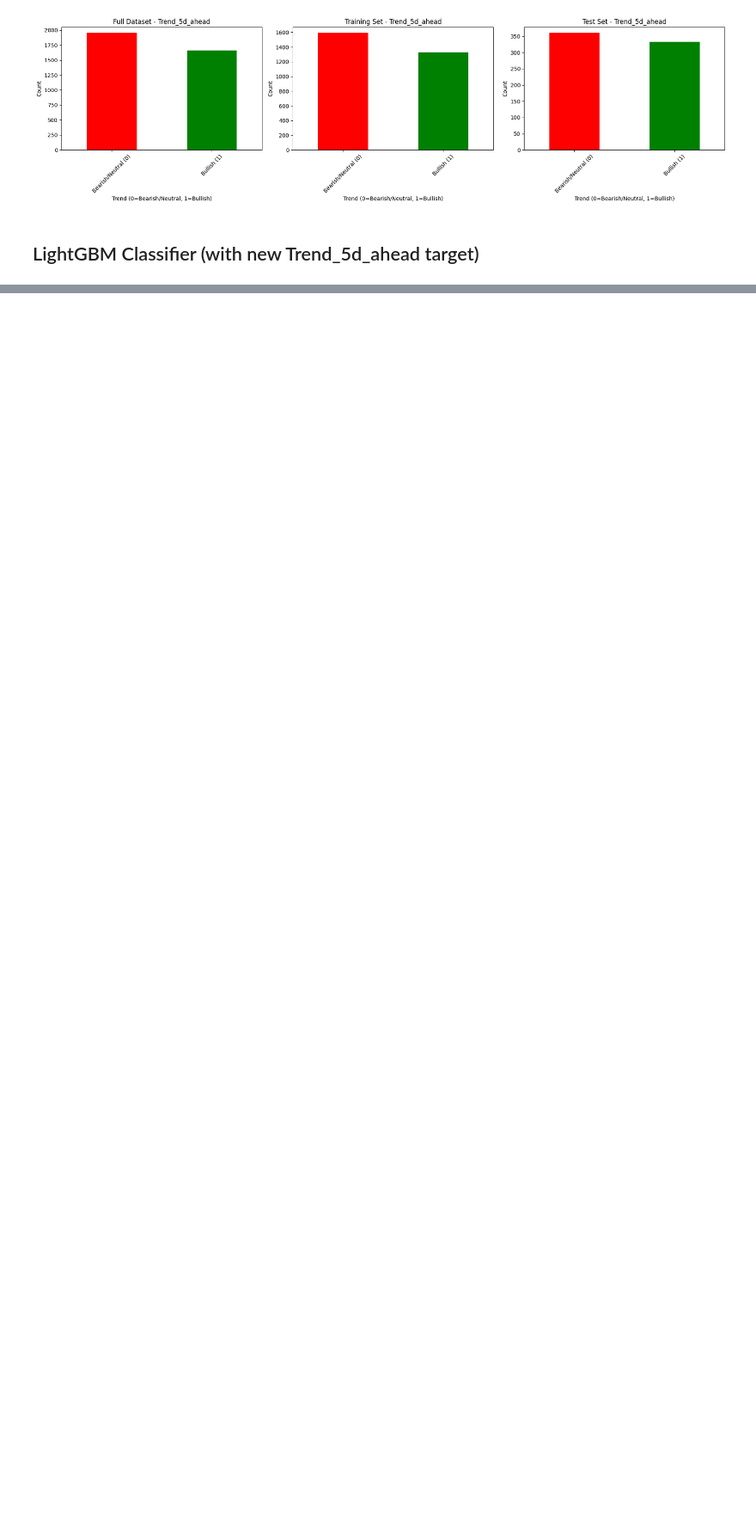
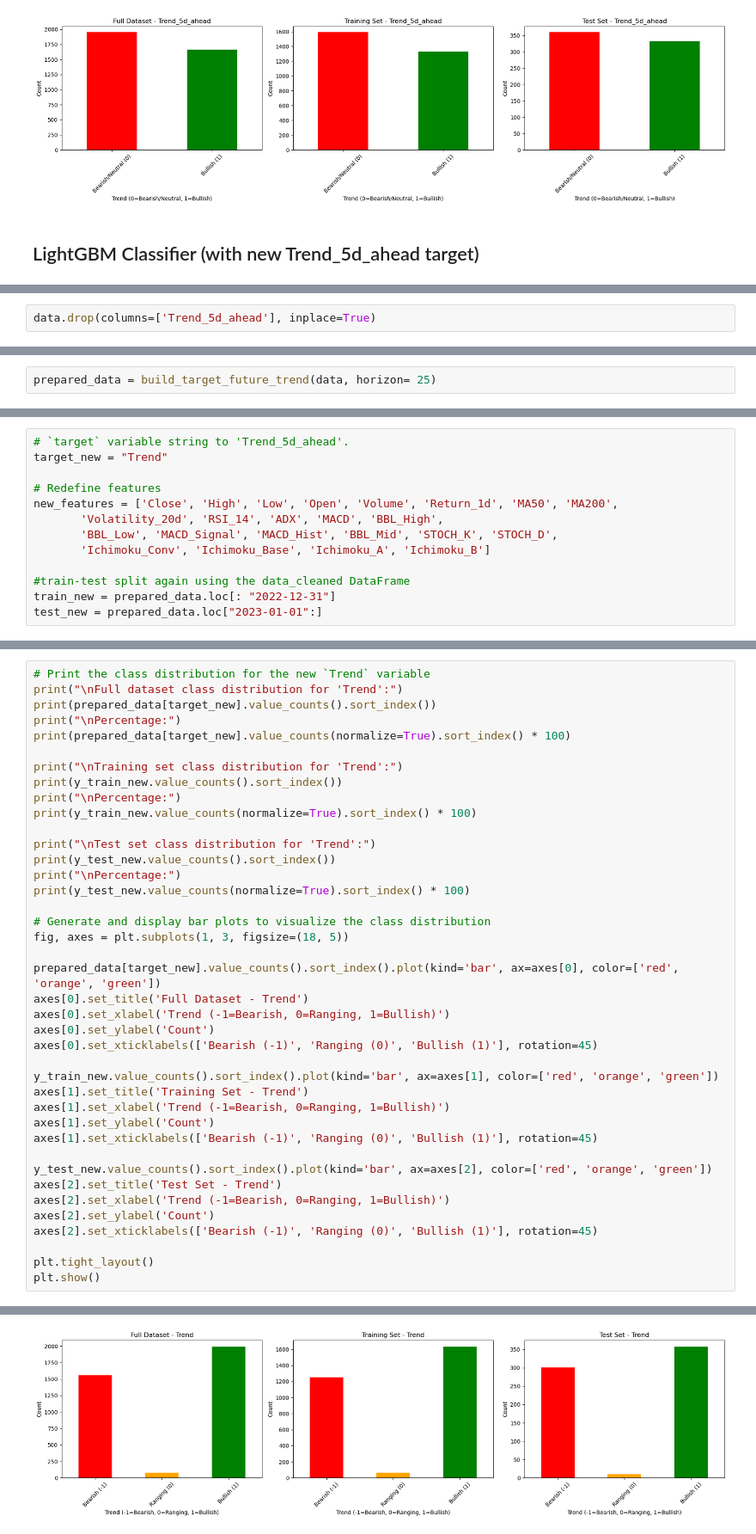
Before and after one commit to Thomasjiin/ML_Project, a Jupyter notebook: Tesla_stock_trend_prediction.ipynb, the cells around one changed output, grey strips where cells are left out. Shown at 86% size. Drawn from its saved outputs; the diff is of its cells as text; blank space fills up the shorter version.

Commit message:
new trend variable

```diff
--- a/Tesla_stock_trend_prediction.ipynb
+++ b/Tesla_stock_trend_prediction.ipynb
@@ -1306,0 +1305,2 @@ weighted avg       0.52      0.52      0.51       693
+# %%
+data.drop(columns=['Trend_5d_ahead'], inplace=True)
@@ -1306,0 +1344,2 @@ weighted avg       0.52      0.52      0.51       693
+# %%
+prepared_data = build_target_future_trend(data, horizon= 25)
@@ -1306,0 +1366,13 @@ weighted avg       0.52      0.52      0.51       693
+# %%
+# `target` variable string to 'Trend_5d_ahead'.
+target_new = "Trend"
+
+# Redefine features
+new_features = ['Close', 'High', 'Low', 'Open', 'Volume', 'Return_1d', 'MA50', 'MA200',
+       'Volatility_20d', 'RSI_14', 'ADX', 'MACD', 'BBL_High',
+       'BBL_Low', 'MACD_Signal', 'MACD_Hist', 'BBL_Mid', 'STOCH_K', 'STOCH_D',
+       'Ichimoku_Conv', 'Ichimoku_Base', 'Ichimoku_A', 'Ichimoku_B']
+
+#train-test split again using the data_cleaned DataFrame
+train_new = prepared_data.loc[: "2022-12-31"]
+test_new = prepared_data.loc["2023-01-01":]
@@ -1306,0 +1404,41 @@ weighted avg       0.52      0.52      0.51       693
+# %%
+# Print the class distribution for the new `Trend` variable
+print("\nFull dataset class distribution for 'Trend':")
+print(prepared_data[target_new].value_counts().sort_index())
+print("\nPercentage:")
+print(prepared_data[target_new].value_counts(normalize=True).sort_index() * 100)
+
+print("\nTraining set class distribution for 'Trend':")
+print(y_train_new.value_counts().sort_index())
+print("\nPercentage:")
+print(y_train_new.value_counts(normalize=True).sort_index() * 100)
+
+print("\nTest set class distribution for 'Trend':")
+print(y_test_new.value_counts().sort_index())
+print("\nPercentage:")
+print(y_test_new.value_counts(normalize=True).sort_index() * 100)
+
+# Generate and display bar plots to visualize the class distribution
+fig, axes = plt.subplots(1, 3, figsize=(18, 5))
+
+prepared_data[target_new].value_counts().sort_index().plot(kind='bar', ax=axes[0], color=['red', 'orange', 'green'])
+axes[0].set_title('Full Dataset - Trend')
+axes[0].set_xlabel('Trend (-1=Bearish, 0=Ranging, 1=Bullish)')
+axes[0].set_ylabel('Count')
+axes[0].set_xticklabels(['Bearish (-1)', 'Ranging (0)', 'Bullish (1)'], rotation=45)
+
+y_train_new.value_counts().sort_index().plot(kind='bar', ax=axes[1], color=['red', 'orange', 'green'])
+axes[1].set_title('Training Set - Trend')
+axes[1].set_xlabel('Trend (-1=Bearish, 0=Ranging, 1=Bullish)')
+axes[1].set_ylabel('Count')
+axes[1].set_xticklabels(['Bearish (-1)', 'Ranging (0)', 'Bullish (1)'], rotation=45)
+
+y_test_new.value_counts().sort_index().plot(kind='bar', ax=axes[2], color=['red', 'orange', 'green'])
+axes[2].set_title('Test Set - Trend')
+axes[2].set_xlabel('Trend (-1=Bearish, 0=Ranging, 1=Bullish)')
+axes[2].set_ylabel('Count')
+axes[2].set_xticklabels(['Bearish (-1)', 'Ranging (0)', 'Bullish (1)'], rotation=45)
+
+plt.tight_layout()
+plt.show()
+# %% [output]
@@ -1306,0 +1462 @@ weighted avg       0.52      0.52      0.51       693
+[figure, added]
```
Also changed, not shown: parts of 21 cells of this notebook.
